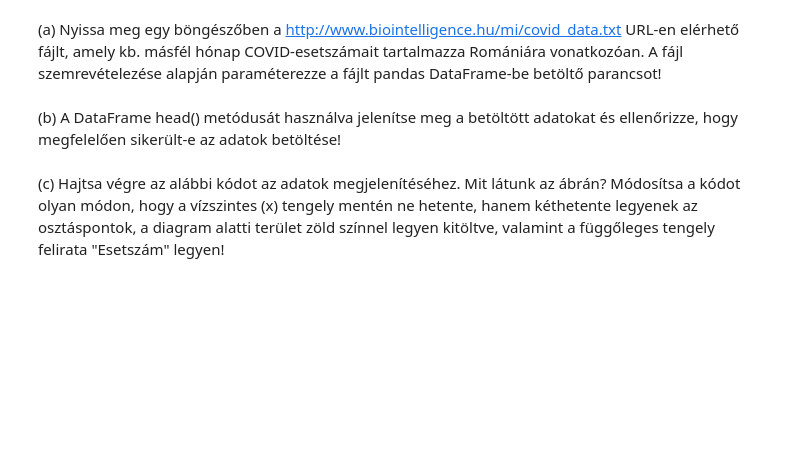
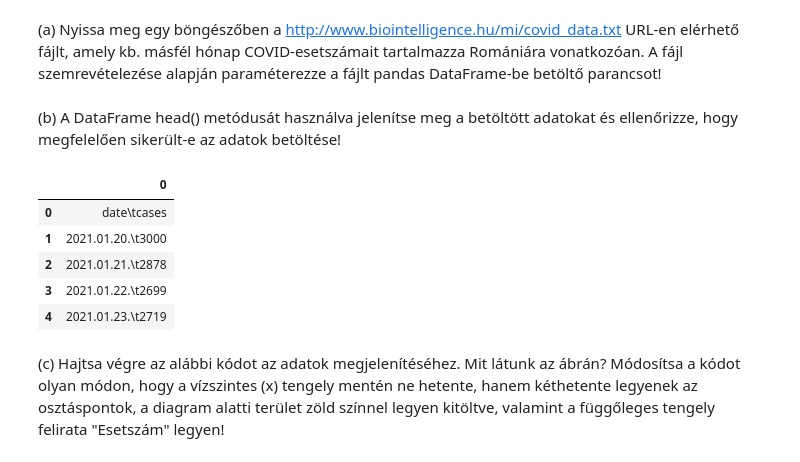
Before and after one commit to CaedesAeterna/IntelligensModszerekTantargy, a Jupyter notebook: LinearisRegresszio.ipynb, the cells around one changed output. Saved outputs shown, nothing was run; the diff lists cells and outputs as text; code cells hidden in the pictures; blank space fills up the shorter version.

```diff
--- a/LinearisRegresszio.ipynb
+++ b/LinearisRegresszio.ipynb
@@ -411,8 +469,8 @@ plt.plot(xs, ys_pred, color='red', linewidth=3)
 # %% [markdown]
 (a) Nyissa meg egy böngészőben a http://www.biointelligence.hu/mi/covid_data.txt URL-en elérhető fájlt, amely kb. másfél hónap COVID-esetszámait tartalmazza Romániára vonatkozóan. A fájl szemrevételezése alapján paraméterezze a fájlt pandas DataFrame-be betöltő parancsot!
 # %%
-header = ...IDE JÖN A KÓD...
-separator = ...IDE JÖN A KÓD...
+header = None
+separator = ' '
 data = pd.read_csv('http://www.biointelligence.hu/mi/covid_data.txt',
                    header=header, sep=separator)
 # %% [markdown]
@@ -422,3 +478,12 @@ data = pd.read_csv('http://www.biointelligence.hu/mi/covid_data.txt',
+# %%
+data.head()
+# %% [output]
+|  | 0 |
+| 0 | date\tcases |
+| 1 | 2021.01.20.\t3000 |
+| 2 | 2021.01.21.\t2878 |
+| 3 | 2021.01.22.\t2699 |
+| 4 | 2021.01.23.\t2719 |
 # %% [markdown]
 (c) Hajtsa végre az alábbi kódot az adatok megjelenítéséhez. Mit látunk az ábrán? Módosítsa a kódot olyan módon, hogy a vízszintes (x) tengely mentén ne hetente, hanem kéthetente legyenek az osztáspontok, a diagram alatti terület zöld színnel legyen kitöltve, valamint a függőleges tengely felirata "Esetszám" legyen!
 # %%
```
Also changed, not shown: parts of 8 cells of this notebook.
